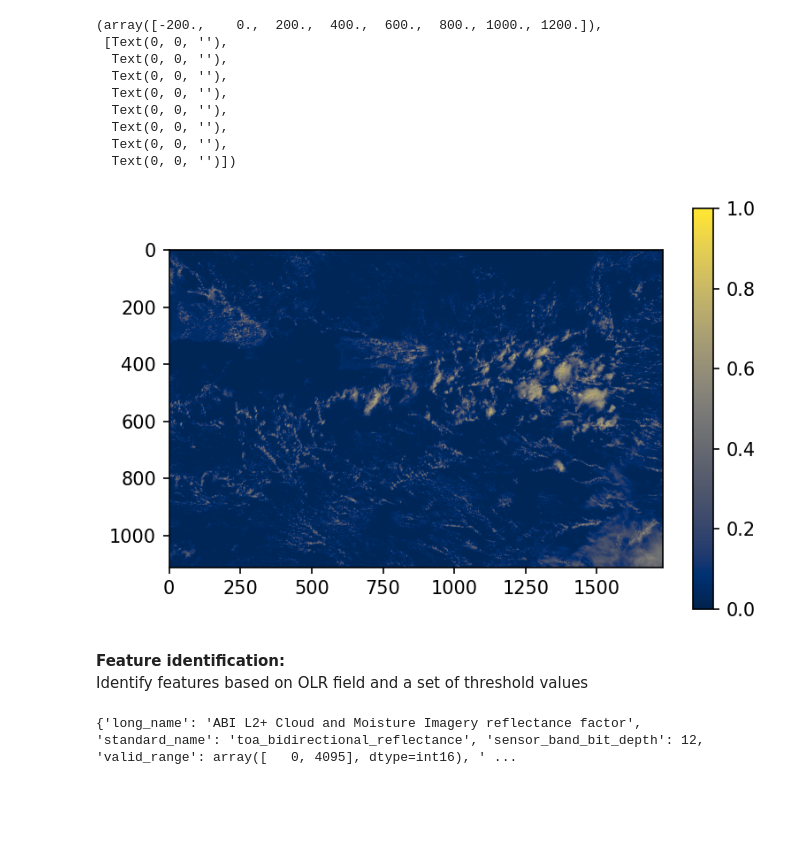
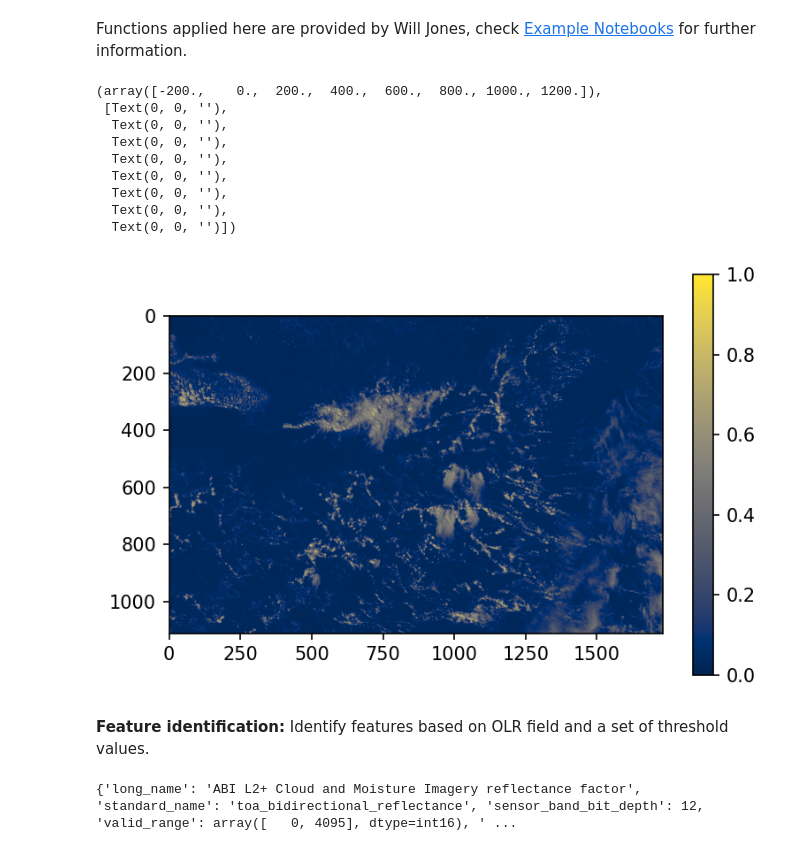
Before and after one commit to tobac-project/tobac-tutorials, a Jupyter notebook: themes/tobac_v1/Example_VIS_Tracking_Satellite/Example_VIS_Tracking_Satellite.ipynb, the cells around one changed output. Drawn from its saved outputs; the diff is of its cells as text; code cells hidden in the pictures; blank space fills up the shorter version.

```diff
--- a/themes/tobac_v1/Example_VIS_Tracking_Satellite/Example_VIS_Tracking_Satellite.ipynb
+++ b/themes/tobac_v1/Example_VIS_Tracking_Satellite/Example_VIS_Tracking_Satellite.ipynb
@@ -125 +135,3 @@ Data variables:
+# %% [markdown]
+Functions applied here are provided by Will Jones, check [Example Notebooks](https://github.com/w-k-jones/example_notebooks) for further information.
 # %%
@@ -165,26 +176,26 @@ def ll_bound(abi_ds, ll_bbox):
 DS_BB = ll_bound(DS, ll_bbox)
 # %%
-# Plot new extent in GOES Projection
-subset = DS_BB.isel(t=5)
+# Plot AOI extent with GOES projection:
+subset = DS_BB.isel(t=1)
 plt.figure(dpi=150)
 plt.imshow(subset.CMI.data, vmin=0, vmax=1,cmap='cividis')
 plt.colorbar()
 plt.xticks()
 plt.yticks()
 # %% [output]
 (array([-200.,    0.,  200.,  400.,  600.,  800., 1000., 1200.]),
  [Text(0, 0, ''),
   Text(0, 0, ''),
   Text(0, 0, ''),
   Text(0, 0, ''),
   Text(0, 0, ''),
   Text(0, 0, ''),
   Text(0, 0, ''),
   Text(0, 0, '')])
-[figure, old version]
+[figure, new version]
 # %% [markdown]
 **Feature identification:**
-Identify features based on OLR field and a set of threshold values
+Identify features based on OLR field and a set of threshold values.
 # %%
 # Set up directory to save output and plots:
 savedir='Save'
```
Also changed, not shown: parts of 29 cells of this notebook.
